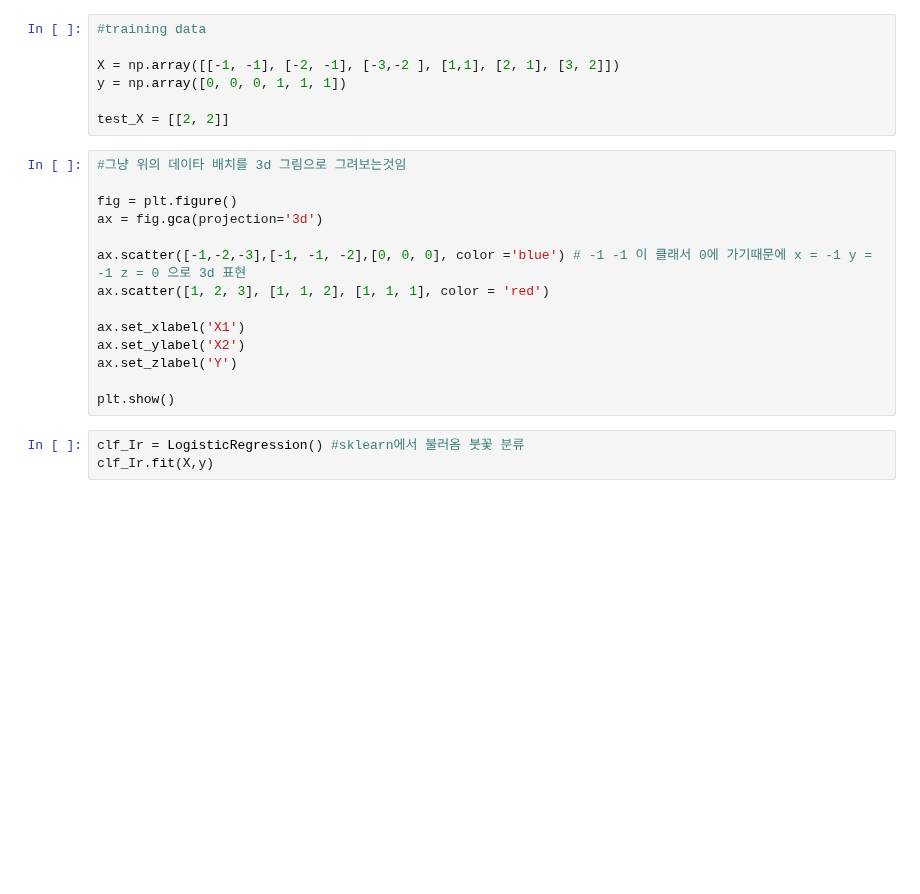
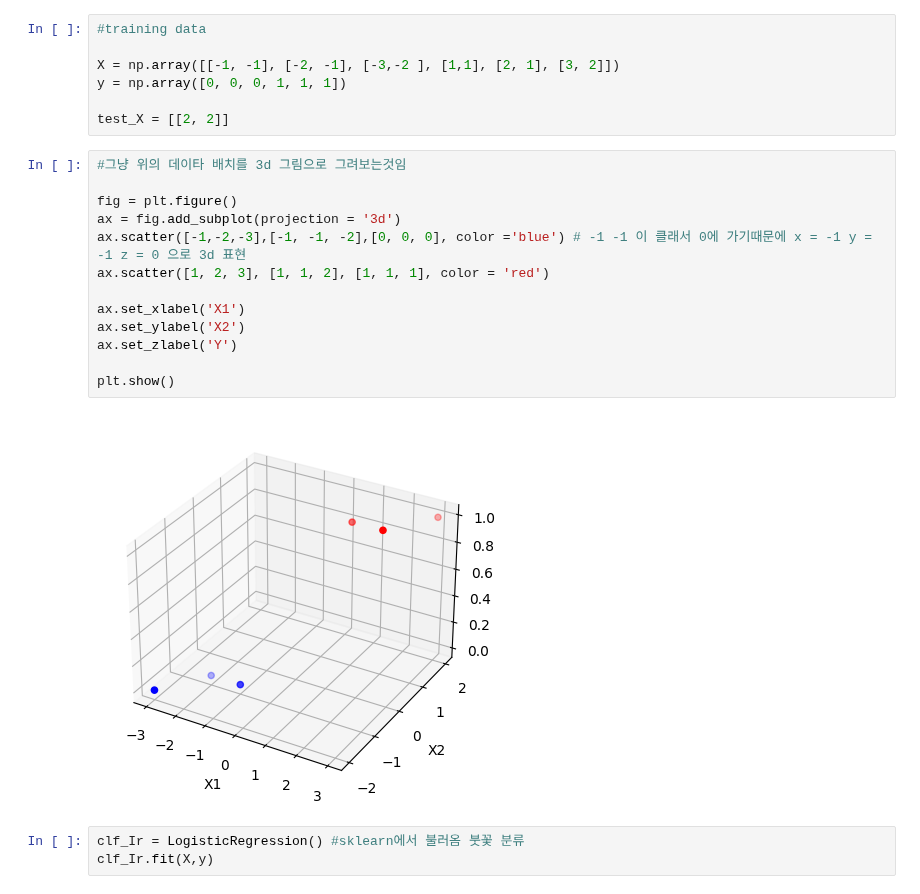
Before and after one commit to tomatojams/python_project, a Jupyter notebook: 파이썬 머신러닝/머신러닝6강.ipynb, the cells around one changed output. Saved outputs shown, nothing was run; the diff lists cells and outputs as text; blank space fills up the shorter version.

```diff
--- a/파이썬 머신러닝/머신러닝6강.ipynb
+++ b/파이썬 머신러닝/머신러닝6강.ipynb
@@ -33,17 +33,18 @@ test_X = [[2, 2]]
 # %%
 #그냥 위의 데이타 배치를 3d 그림으로 그려보는것임
 
 fig = plt.figure()
-ax = fig.gca(projection='3d')
-
+ax = fig.add_subplot(projection = '3d')
 ax.scatter([-1,-2,-3],[-1, -1, -2],[0, 0, 0], color ='blue') # -1 -1 이 클래서 0에 가기때문에 x = -1 y = -1 z = 0 으로 3d 표현
 ax.scatter([1, 2, 3], [1, 1, 2], [1, 1, 1], color = 'red')
 
 ax.set_xlabel('X1')
 ax.set_ylabel('X2')
 ax.set_zlabel('Y')
 
 plt.show()
+# %% [output]
+[figure, added]
 # %%
 clf_Ir = LogisticRegression() #sklearn에서 불러옴 붓꽃 분류
 clf_Ir.fit(X,y)
```
Also changed, not shown: 1 other file.
